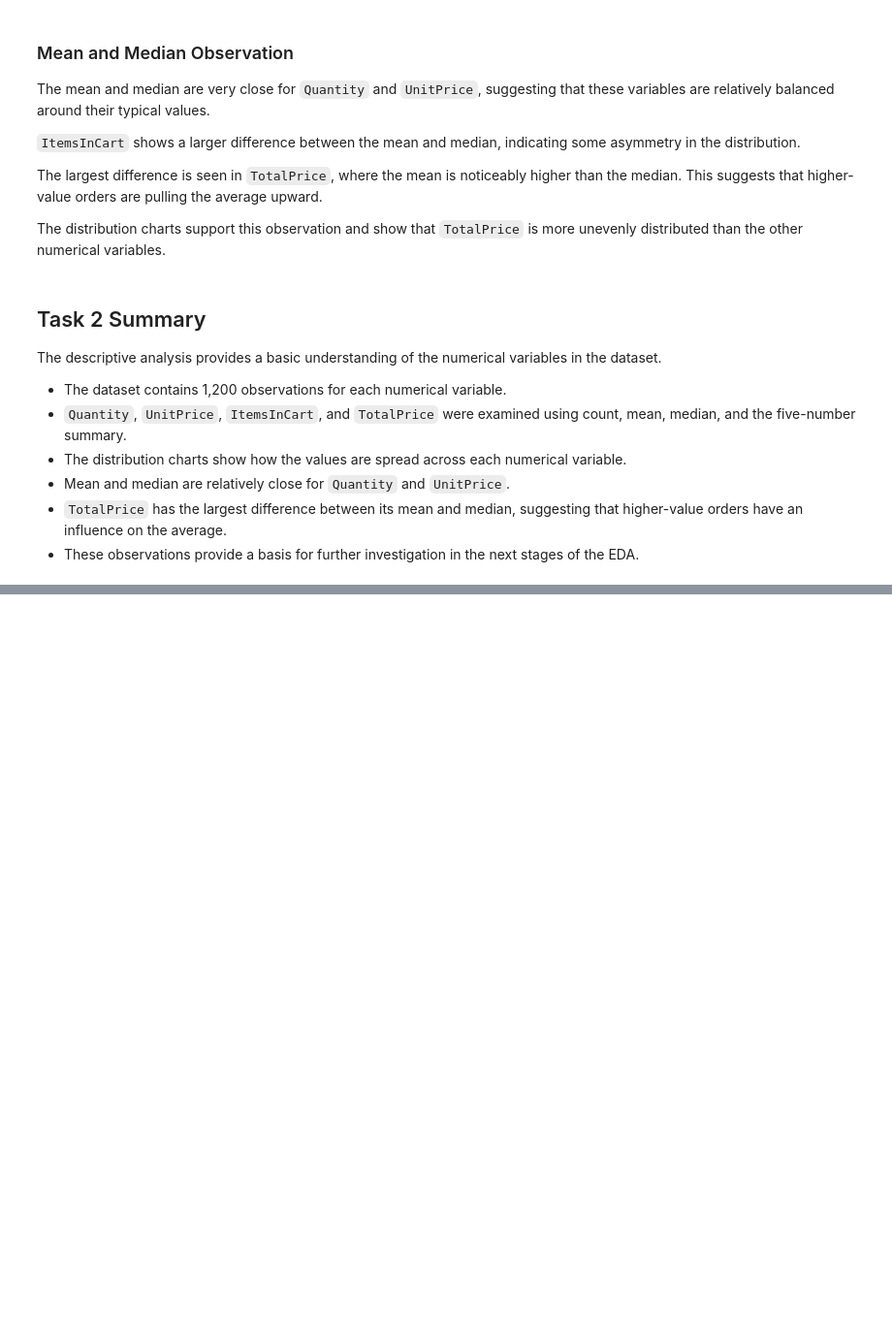
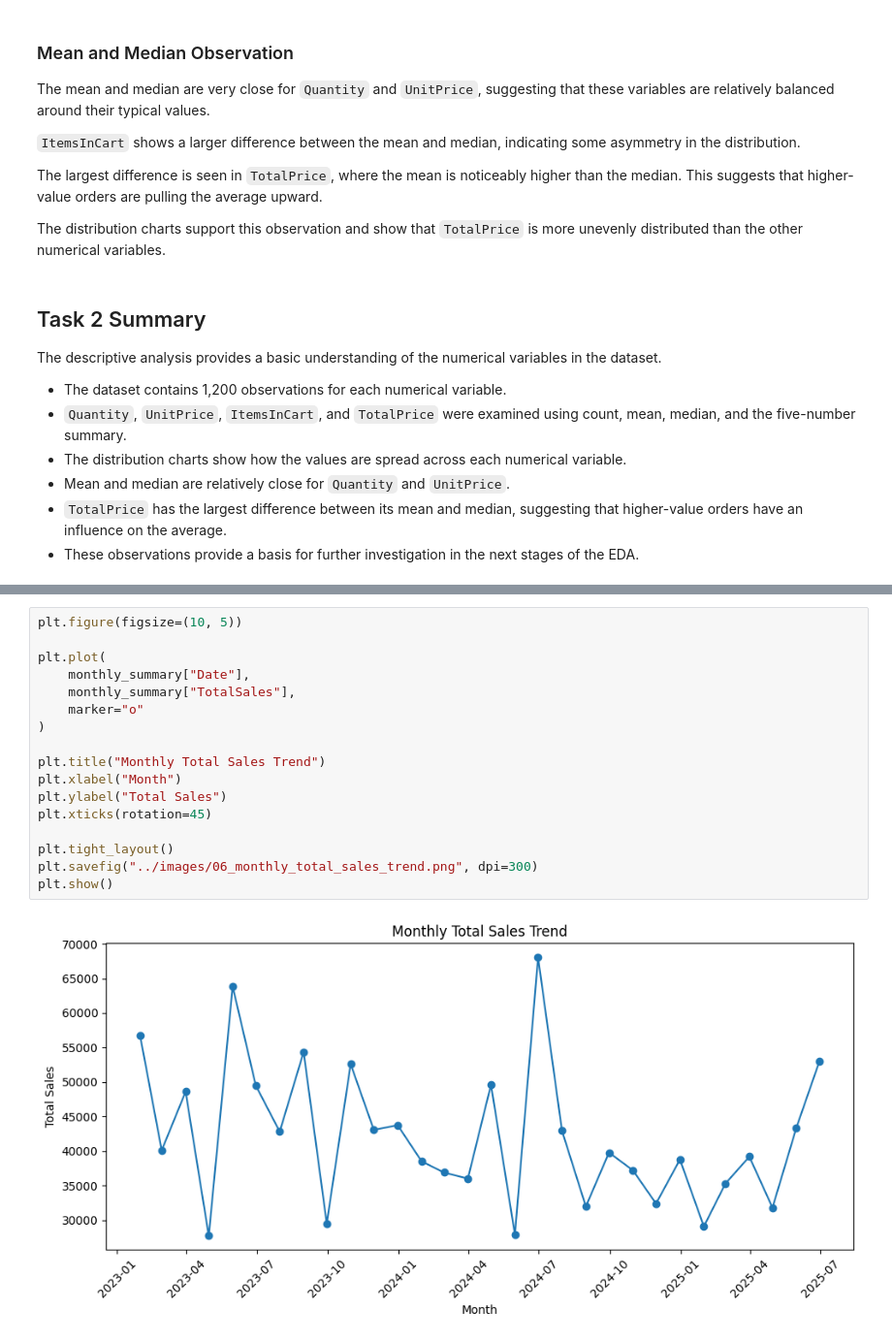
Before and after one commit to francisparwez/exploratory-data-analysis, a Jupyter notebook: notebooks/exploratory_data_analysis.ipynb, the cells around one changed output, grey strips where cells are left out. Shown at 97% size. Cells and saved outputs as stored; diff of their text form; blank space fills up the shorter version.

```diff
--- a/notebooks/exploratory_data_analysis.ipynb
+++ b/notebooks/exploratory_data_analysis.ipynb
@@ -288,0 +368,19 @@ The descriptive analysis provides a basic understanding of the numerical variabl
+# %%
+plt.figure(figsize=(10, 5))
+
+plt.plot(
+    monthly_summary["Date"],
+    monthly_summary["TotalSales"],
+    marker="o"
+)
+
+plt.title("Monthly Total Sales Trend")
+plt.xlabel("Month")
+plt.ylabel("Total Sales")
+plt.xticks(rotation=45)
+
+plt.tight_layout()
+plt.savefig("../images/06_monthly_total_sales_trend.png", dpi=300)
+plt.show()
+# %% [output]
+[figure, added]
```
Also changed, not shown: parts of 89 cells of this notebook, 10 other files.
